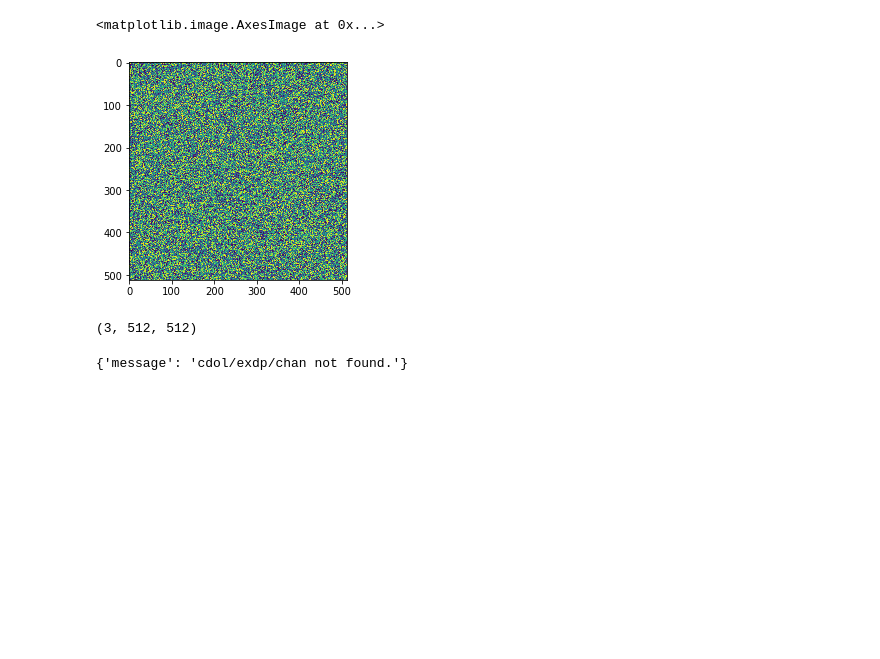
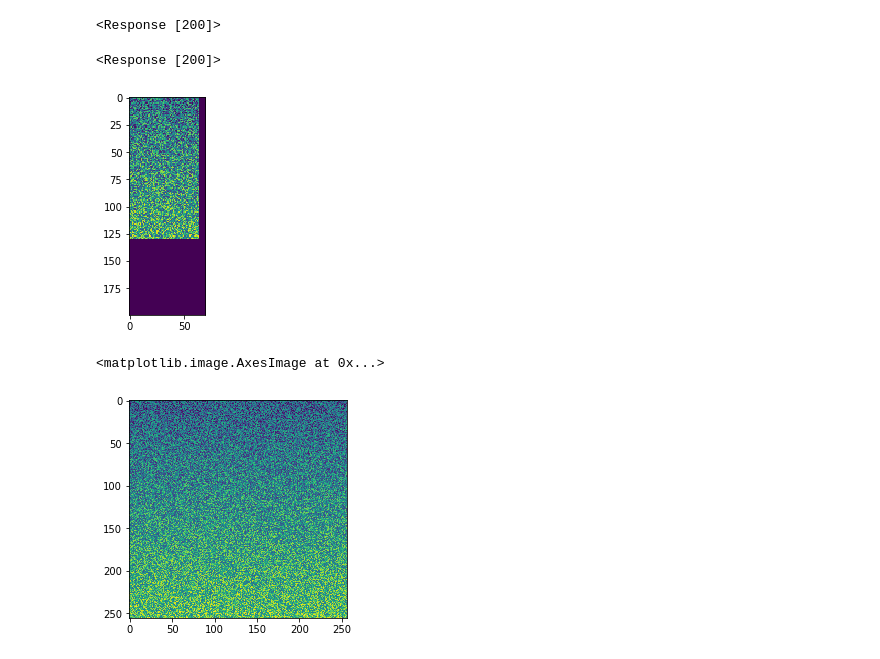
Before and after one commit to aplbrain/bossphorus-python, a Jupyter notebook: Demo 1.ipynb, the cells around one changed output. Drawn from its saved outputs; the diff is of its cells as text; code cells hidden in the pictures; blank space fills up the shorter version.

```diff
--- a/Demo 1.ipynb
+++ b/Demo 1.ipynb
@@ -27,0 +21,32 @@ newdata = np.array(res['data'], dtype=res['dtype'])
+# %%
+def post_data(data, col, exp, chan, origin=[0, 0, 0]):
+    res = requests.post("http://localhost:5000/v1/cutout/{}/{}/{}/0/{}:{}/{}:{}/{}:{}/".format(
+        col, exp, chan,
+        origin[0], origin[0] + data.shape[0],
+        origin[1], origin[1] + data.shape[1],
+        origin[2], origin[2] + data.shape[2]
+    ), files={
+        'file': data.tobytes()
+    })
+    return res
+
+def get_data(col, exp, chan, xs, ys, zs):
+    res = requests.get(
+        "http://localhost:5000/v1/cutout/{}/{}/{}/0/{}:{}/{}:{}/{}:{}/".format(
+            col, exp, chan, xs[0], xs[1], ys[0], ys[1], zs[0], zs[1]
+        ),
+        stream=True
+    )
+    if res.status_code == 200:
+        try:
+            js = res.json()
+        except:
+            print(res.text[:1000])
+        return np.array(js['data'], dtype=js['dtype'])
+    else:
+        print(res.text[:1000])
+        return res.json()
+# %%
+post_data(data[:130, :64, :64], "cc", "ee", "ch")
+# %% [output]
+<Response [200]>
@@ -28,9 +68,14 @@ newdata = np.array(res['data'], dtype=res['dtype'])
+# %%
+newdata = get_data("cc", "ee", "ch", [0, 200], [0, 70], [0, 70])
+# %%
+post_data(np.zeros((64, 64, 64), dtype="uint8"), "cc", "ee", "ch", [128, 0, 0])
+# %% [output]
+<Response [200]>
 # %%
-plt.imshow(newdata[0])
+plt.imshow(newdata[:,:,0])
+plt.show()
+plt.imshow(data[:,:,0])
 # %% [output]
+[figure, new version]
 <matplotlib.image.AxesImage at 0x...>
-[figure, old version]
+[figure, added]
-# %%
-newdata.shape
-# %% [output]
-(3, 512, 512)
@@ -42,4 +81,0 @@ res = requests.get(
-# %%
-res
-# %% [output]
-{'message': 'cdol/exdp/chan not found.'}
```
Also changed, not shown: parts of 9 cells of this notebook, 1 other file.
